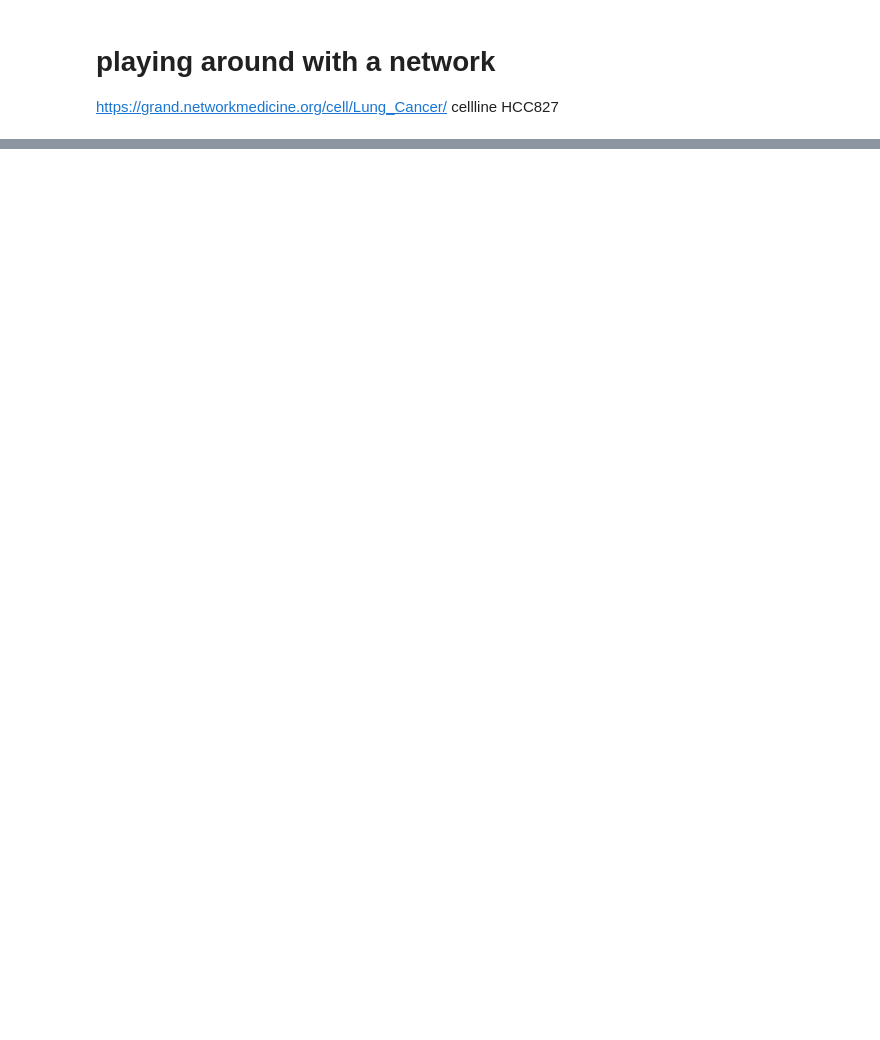
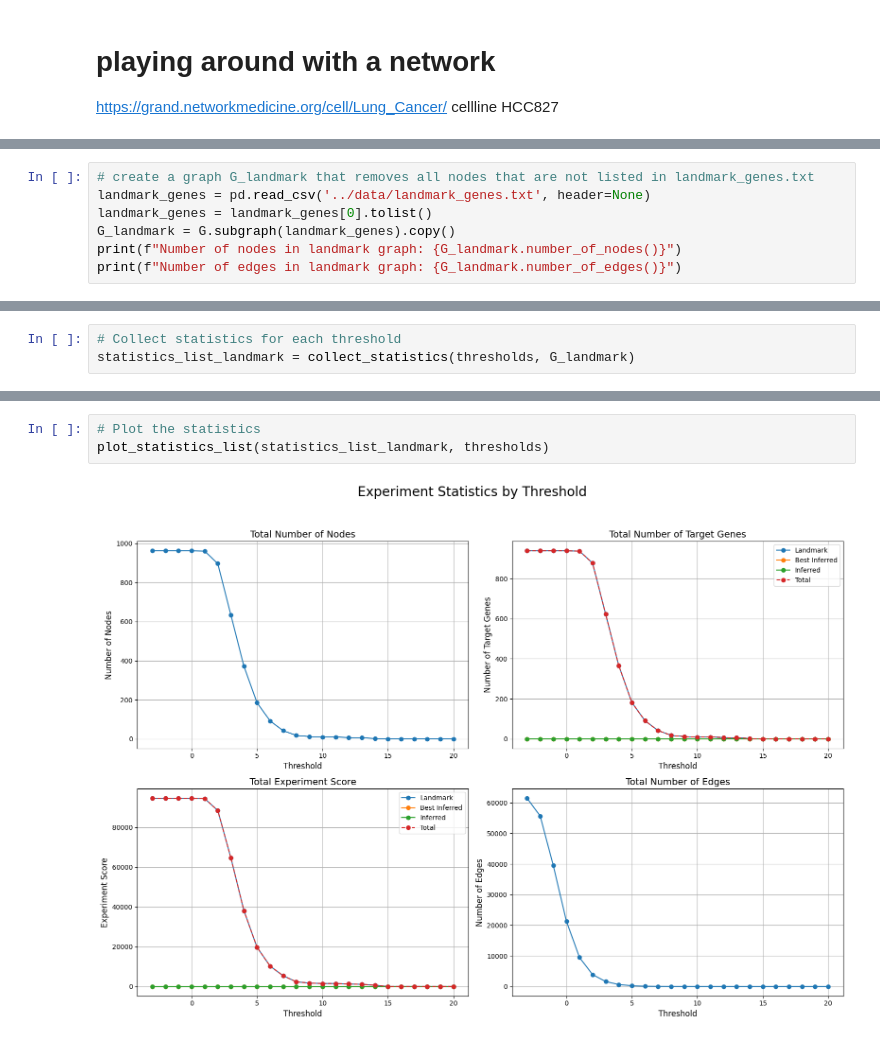
Before and after one commit to joh-dah/source_detection_in_grns, a Jupyter notebook: data_exploration/network_analysis/filter_edges.ipynb, the cells around one changed output, grey strips where cells are left out. Drawn from its saved outputs; the diff is of its cells as text; blank space fills up the shorter version.

```diff
--- a/data_exploration/network_analysis/filter_edges.ipynb
+++ b/data_exploration/network_analysis/filter_edges.ipynb
@@ -85,0 +236,7 @@ plt.show()
+# %%
+# create a graph G_landmark that removes all nodes that are not listed in landmark_genes.txt
+landmark_genes = pd.read_csv('../data/landmark_genes.txt', header=None)
+landmark_genes = landmark_genes[0].tolist()
+G_landmark = G.subgraph(landmark_genes).copy()
+print(f"Number of nodes in landmark graph: {G_landmark.number_of_nodes()}")
+print(f"Number of edges in landmark graph: {G_landmark.number_of_edges()}")
@@ -85,0 +313,3 @@ plt.show()
+# %%
+# Collect statistics for each threshold
+statistics_list_landmark = collect_statistics(thresholds, G_landmark)
@@ -85,0 +334,5 @@ plt.show()
+# %%
+# Plot the statistics
+plot_statistics_list(statistics_list_landmark, thresholds)
+# %% [output]
+[figure, added]
```
Also changed, not shown: parts of 23 cells of this notebook, 3 other files.
